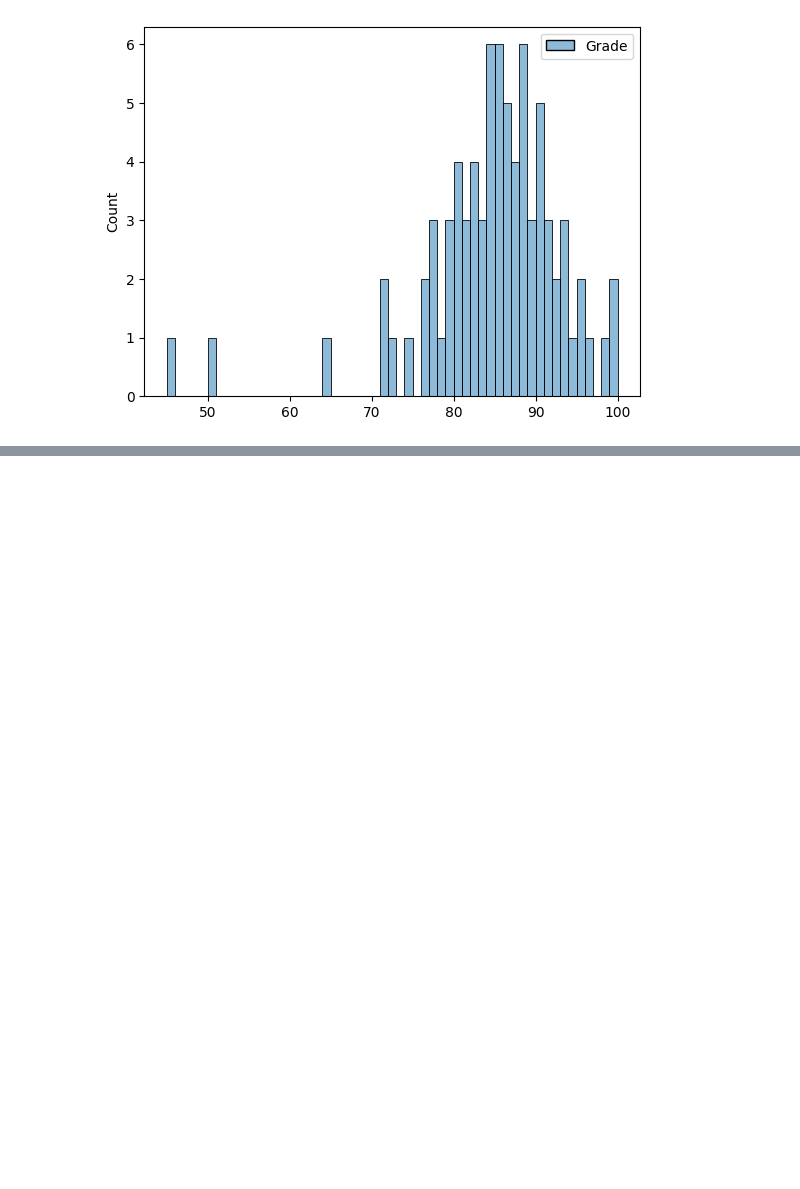
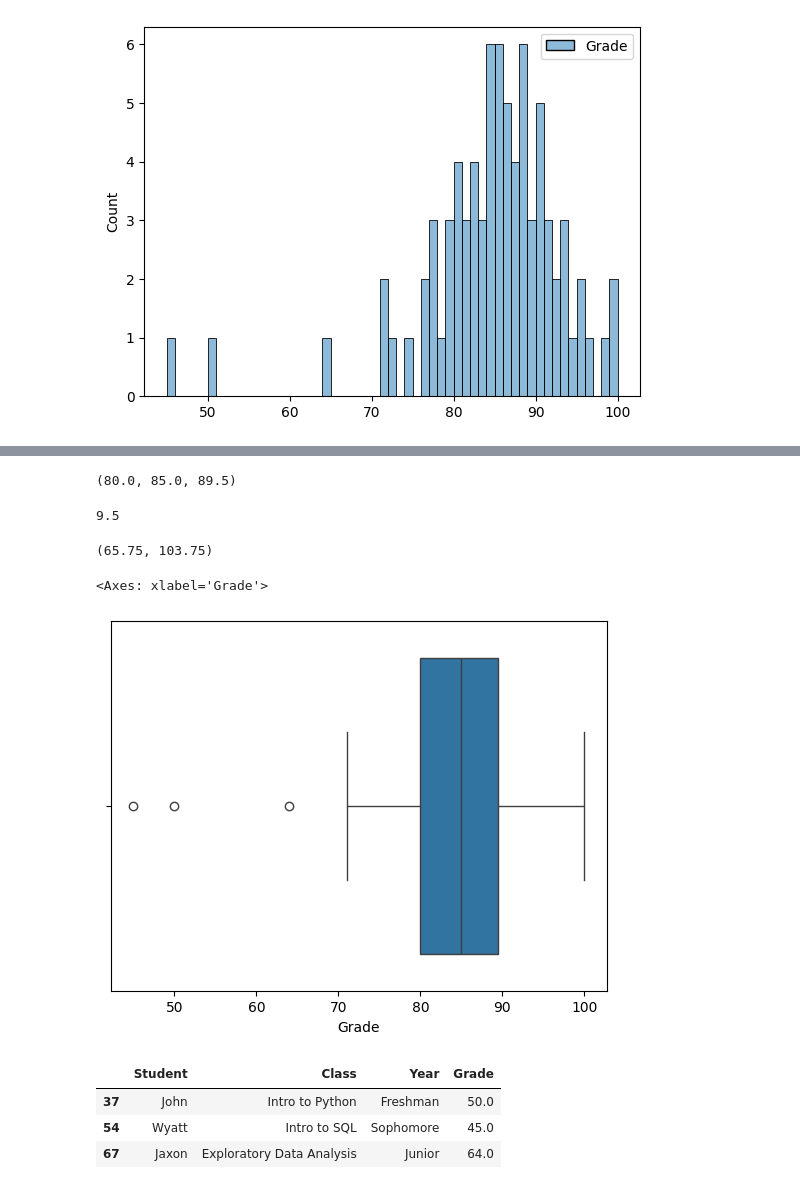
Before and after one commit to souparnabose99/data-science-360, a Jupyter notebook: exploratory-data-analysis/Code/data-cleaning/duplicates-and-outliers.ipynb, the cells around one changed output, grey strips where cells are left out. Drawn from its saved outputs; the diff is of its cells as text; code cells hidden in the pictures; blank space fills up the shorter version.

```diff
--- a/exploratory-data-analysis/Code/data-cleaning/duplicates-and-outliers.ipynb
+++ b/exploratory-data-analysis/Code/data-cleaning/duplicates-and-outliers.ipynb
@@ -138,0 +159,2 @@ sns.histplot(df, binwidth=1)
+# %%
+df = df.dropna()
@@ -138,0 +163,27 @@ sns.histplot(df, binwidth=1)
+# %%
+q25, q50, q75
+# %% [output]
+(80.0, 85.0, 89.5)
+# %%
+iqr = q75 - q25
+iqr
+# %% [output]
+9.5
+# %%
+min_grade = q25 - 1.5*iqr
+max_grade = q75 + 1.5*iqr
+min_grade, max_grade
+# %% [output]
+(65.75, 103.75)
+# %%
+sns.boxplot(x=df.Grade)
+# %% [output]
+<Axes: xlabel='Grade'>
+[figure, added]
+# %%
+df[df.Grade < min_grade]
+# %% [output]
+|  | Student | Class | Year | Grade |
+| 37 | John | Intro to Python | Freshman | 50.0 |
+| 54 | Wyatt | Intro to SQL | Sophomore | 45.0 |
+| 67 | Jaxon | Exploratory Data Analysis | Junior | 64.0 |
```
Also changed, not shown: parts of 3 cells of this notebook.
